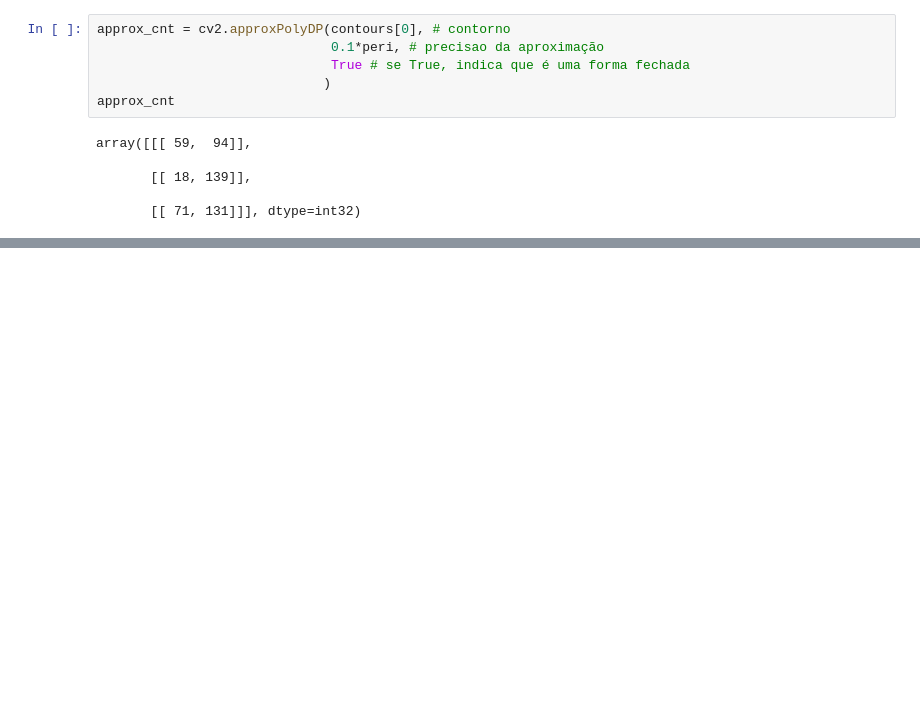
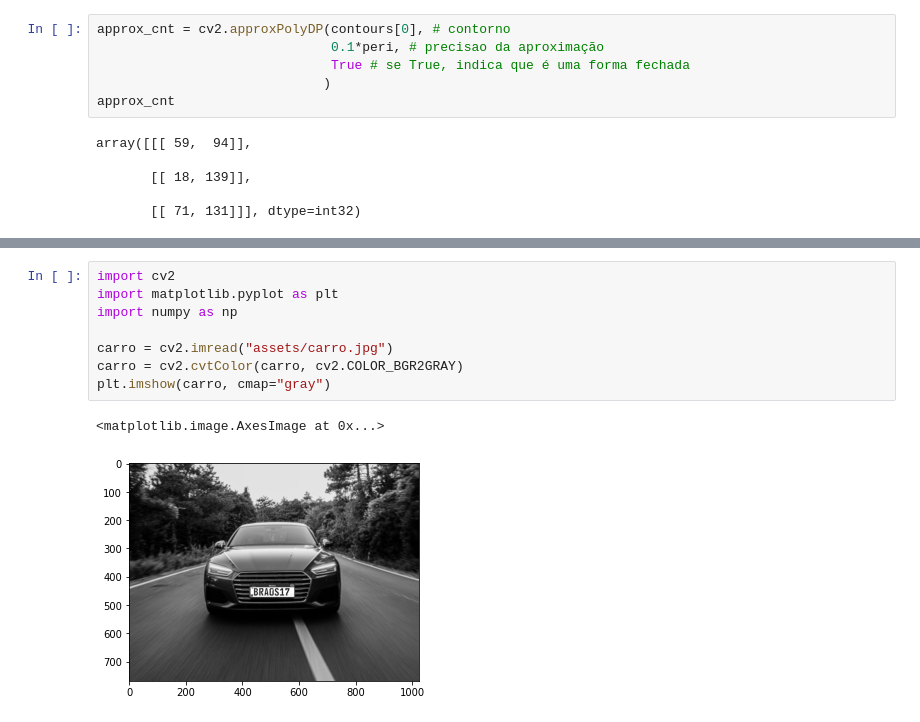
Before and after one commit to Lucas-Castro-de-Rezende/open-cv, a Jupyter notebook: exercises/exercises.ipynb, the cells around one changed output, grey strips where cells are left out. Drawn from its saved outputs; the diff is of its cells as text; blank space fills up the shorter version.

```diff
--- a/exercises/exercises.ipynb
+++ b/exercises/exercises.ipynb
@@ -160,0 +204,11 @@ plt.imshow(formas_final)
+# %%
+import cv2
+import matplotlib.pyplot as plt
+import numpy as np
+
+carro = cv2.imread("assets/carro.jpg")
+carro = cv2.cvtColor(carro, cv2.COLOR_BGR2GRAY)
+plt.imshow(carro, cmap="gray")
+# %% [output]
+<matplotlib.image.AxesImage at 0x...>
+[figure, added]
```
Also changed, not shown: parts of 13 cells of this notebook.
